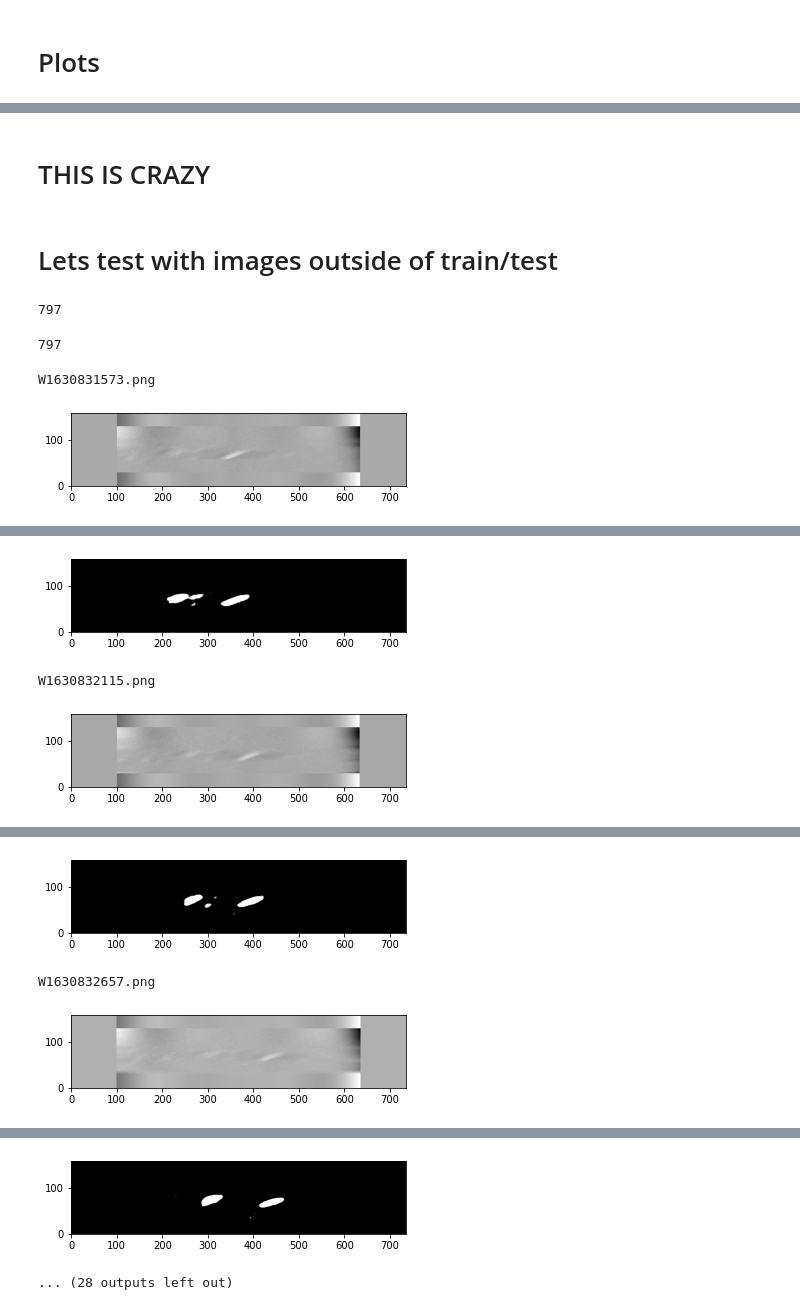
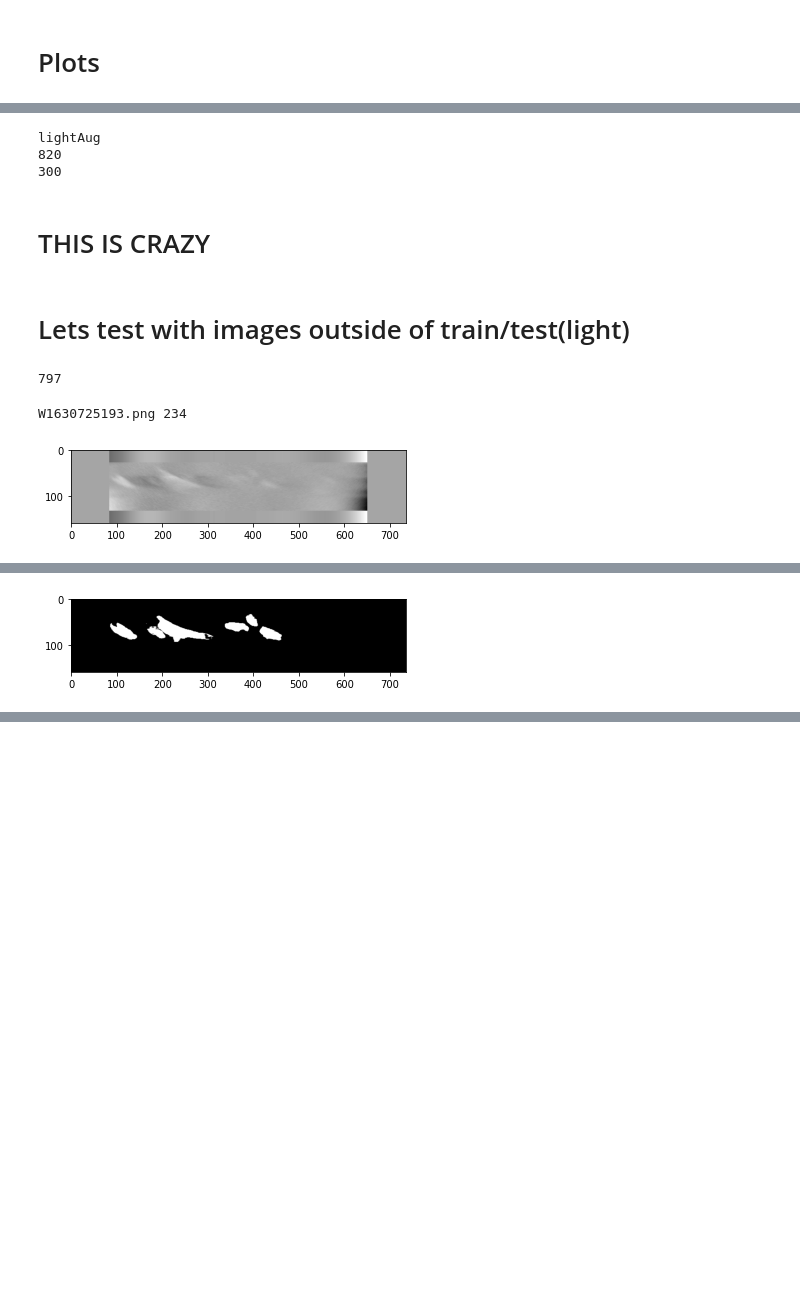
Before and after one commit to Yugadeep/Spokes_ML, a Jupyter notebook: step_by_step.ipynb, the cells around one changed output, grey strips where cells are left out. Saved outputs shown, nothing was run; the diff lists cells and outputs as text; code cells hidden in the pictures; blank space fills up the shorter version.

```diff
--- a/step_by_step.ipynb
+++ b/step_by_step.ipynb
@@ -90,5 +79,7 @@ print(y_test.shape)
 # %%
-model = sm.Unet(backbone_name="resnet34", encoder_weights = None, input_shape=(SIZE_Y,SIZE_X, 1))
-model.compile(optimizer = "Adam" , loss = "binary_crossentropy", metrics = [sm.metrics.IOUScore()], )
-print(model.summary())
+# model = sm.Unet(backbone_name="resnet34", encoder_weights = None, input_shape=(SIZE_Y,SIZE_X, 1))
+# model.compile(optimizer = "Adam" , loss = "binary_crossentropy", metrics = [sm.metrics.IOUScore()], )
+# print(model.summary())
+
+model = model_utility.define_model(SIZE_Y, SIZE_X, backbone)
 # %% [output]
@@ -181,0 +149,11 @@ model.save(f"{model_path}spoke_{140}im_{300}e_{'resnet34'}.h5")
+# %%
+import json
+# saving the results thing
+
+dump_dict = history.history
+dump_dict['eval_results'] = results
+
+with open(f"{model_path}{type}_spoke_{training_size}im_{epoch_num}e_{backbone}.json", 'w') as f:
+    # write the dictionary to the file in JSON format
+    json.dump(dump_dict, f)
+f.close()
@@ -182,11 +176,19 @@ model.save(f"{model_path}spoke_{140}im_{300}e_{'resnet34'}.h5")
 # %%
 
 from tensorflow import keras
-model = keras.models.load_model('models/spoke_140im_300e_resnet34.h5', compile=False)
+
+model = keras.models.load_model(f"models/{type}_spoke_{training_size}im_{epoch_num}e_{backbone}.h5", compile=False)
+print(type)
+print(training_size)
+print(epoch_num)
+# %% [output]
+lightAug
+820
+300
 # %% [markdown]
 # THIS IS CRAZY
 # %% [markdown]
-# Lets test with images outside of train/test
+# Lets test with images outside of train/test(light)
 # %%
 remaining_dataset = sorted(glob.glob("../datasets/"+"light_spokes_no_training/*.png"), key=get_order)
 # %%
@@ -201,27 +203,31 @@ for img_path in remaining_dataset:
     filenames.append(img_path.split("/")[-1])
     img = cv2.imread(img_path, cv2.IMREAD_GRAYSCALE)
     remaining_test.append(img)
-# %%
-len(remaining_test)
-# %% [output]
-797
 # %%
 remaining_test = normalize(np.array(remaining_test), axis=1)
 # %%
-for filename, img in zip(filenames[340:350], remaining_test[340:350]):
-    print(filename)
-    plt.imshow(img, cmap="gray", origin="lower")
+for filename, img in zip(filenames[226:236], remaining_test[226:236]):
+    img = remaining_test[234]
+    filename = filenames[234]
+    print("W1630725193.png", filenames.index("W1630725193.png"))
+
+    plt.imshow(img, cmap="gray")
     plt.show()
     img = img.reshape((1, 160, 736))
-    # print(img[0][0])
-
 
 
 
     prediction = model.predict(img)
-    plt.imshow(prediction[0], cmap='gray', origin = 'lower')
+    plt.imshow(prediction[0], cmap='gray')
     plt.show()
+    print()
+
+    prediction = prediction.reshape((160, 736))
+    plt.imsave(fname=f"testing/light_spoke_examples/lightAug_on_light_{'W1630725193'}_result.png", arr=prediction, cmap='gray', format='png')
+
+
     prediction = []
+    break
 # %% [output]
-W1630831573.png
+W1630725193.png 234
-[figure, old version]
+[figure, new version]
@@ -229,3 +235 @@ W1630831573.png
-[figure, old version]
+[figure, new version]
-W1630832115.png
-[figure, removed]
@@ -233,3 +235,0 @@ W1630832115.png
-[figure, removed]
-W1630832657.png
-[figure, removed]
@@ -237,2 +235,0 @@ W1630832657.png
-[figure, removed]
-... (28 outputs left out)
```
Also changed, not shown: parts of 29 cells of this notebook, 4 other files.
